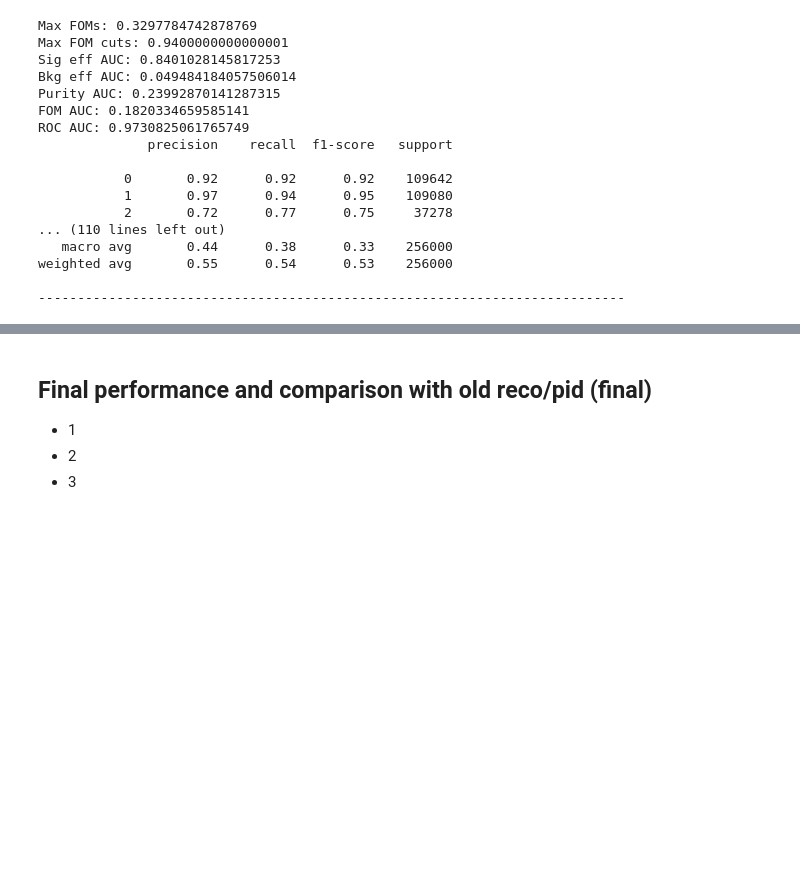
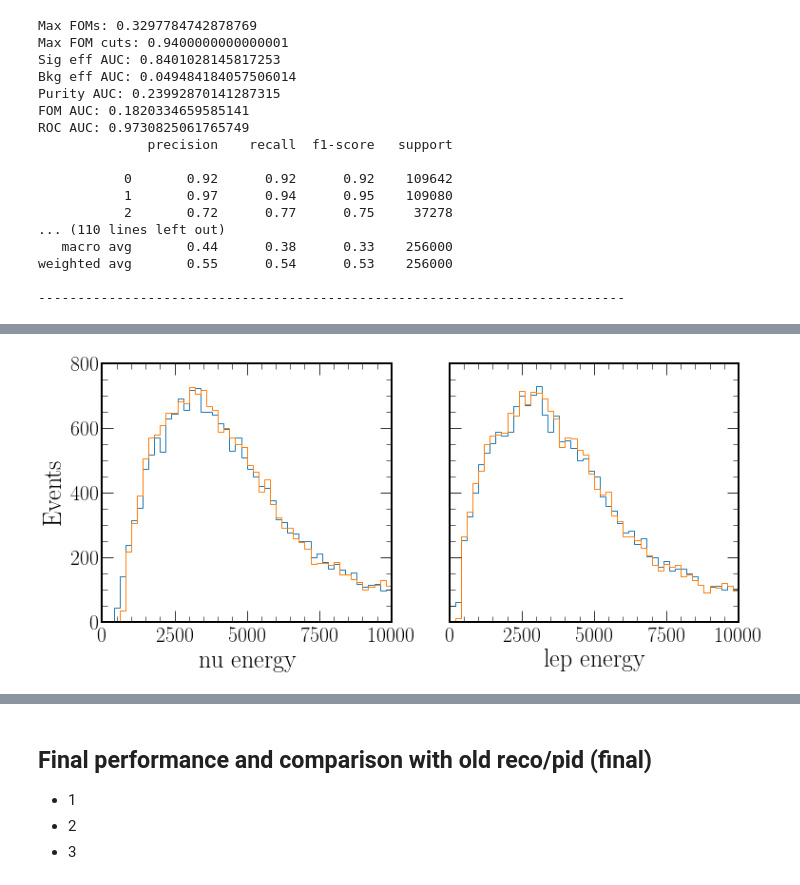
Before and after one commit to chipsneutrino/chips-net, a Jupyter notebook: analysis.ipynb, the cells around one changed output, grey strips where cells are left out. Cells and saved outputs as stored; diff of their text form; code cells hidden in the pictures; blank space fills up the shorter version.

```diff
--- a/analysis.ipynb
+++ b/analysis.ipynb
@@ -803,3 +774,18 @@ flux_ev = chipsnet.utils.predict_energies(config, "flux", ["nuel_cc_energy", "nu
+# %%
+fig, axs = plt.subplots(1, 2, figsize=(12, 5), gridspec_kw={"hspace": 0.1, "wspace": 0.2})
+axs[0].hist(nuel_ccqel_ev['t_nu_energy'], range=(0, 10000), bins=50, histtype='step')
+axs[0].hist(nuel_ccqel_ev['nuel_ccqel_energy_pred_t_nu_energy'], range=(0, 10000), bins=50, histtype='step')
+axs[0].set(xlabel=r"nu energy", ylabel=r"Events")
+axs[0].label_outer()
+axs[0].set_ylim(0, 800)
+axs[1].hist(nuel_ccqel_ev['t_lep_energy'], range=(0, 10000), bins=50, histtype='step')
+axs[1].hist(nuel_ccqel_ev['nuel_ccqel_energy_pred_t_lep_energy'], range=(0, 10000), bins=50, histtype='step')
+axs[1].set(xlabel=r"lep energy", ylabel=r"Events")
+axs[1].label_outer()
+axs[1].set_ylim(0, 800)
+plt.show()
+# %% [output]
+[figure, added]
 # %%
 e_range = [[0, 8000], [0, 8000]]
 e_bins = [40, 40]
```
Also changed, not shown: parts of 64 cells of this notebook, 5 other files.
